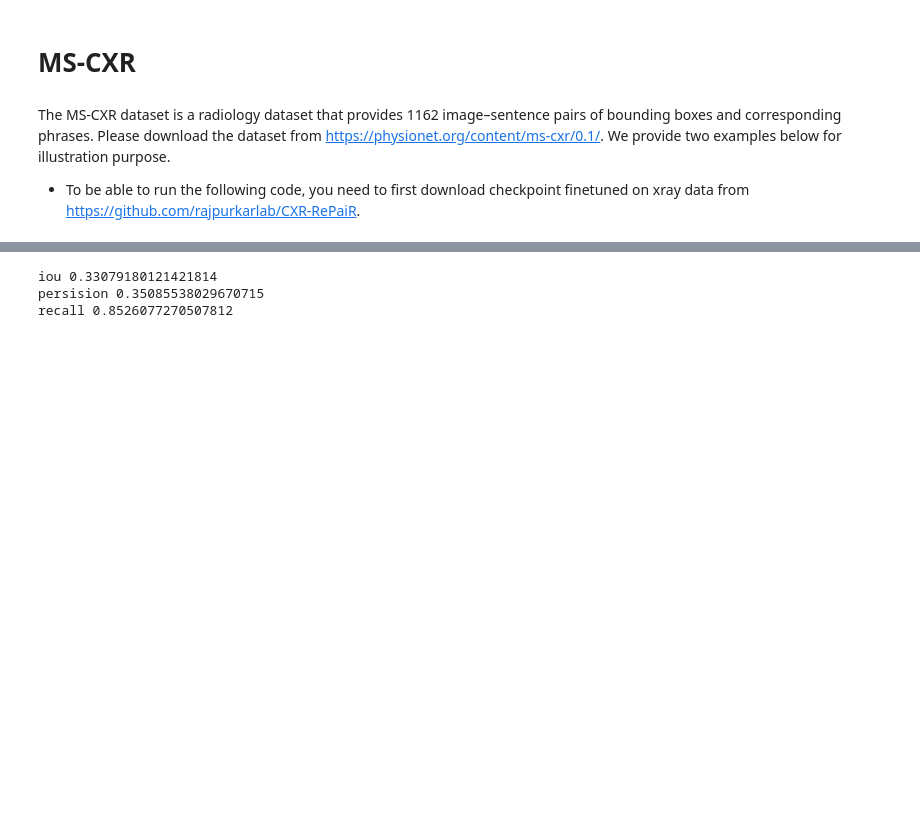
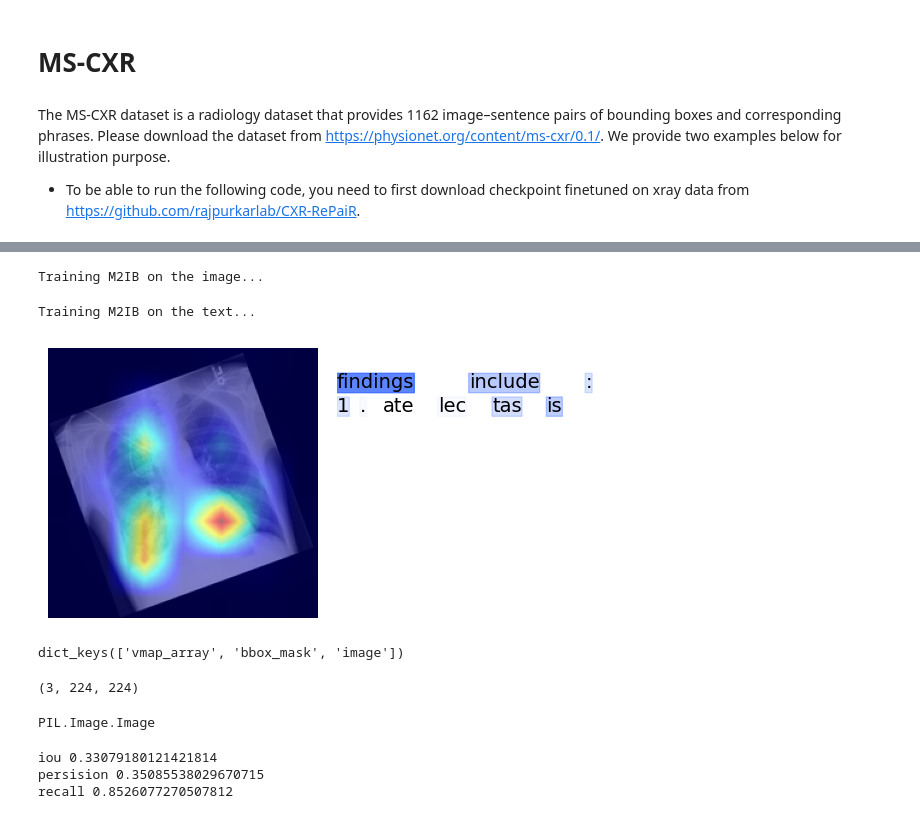
Before and after one commit to sogandzk/CLIP-medical-domain, a Jupyter notebook: src/demo.ipynb, the cells around one changed output, grey strips where cells are left out. Cells and saved outputs as stored; diff of their text form; code cells hidden in the pictures; blank space fills up the shorter version.

```diff
--- a/src/demo.ipynb
+++ b/src/demo.ipynb
@@ -221,0 +260,15 @@ np.array(rotated).shape
+# %%
+text = 'findings include: 1. ' + label
+vmap = plot_transformation(med_model1, rot_image , text, vbeta = 1, vvar=1, vlayer=9, tbeta=1, tvar=1, tlayer=7)
+# %% [output]
+Training M2IB on the image...
+Training M2IB on the text...
+[figure, added]
+# %%
+res.keys()
+# %% [output]
+dict_keys(['vmap_array', 'bbox_mask', 'image'])
+# %%
+res['vmap_array'].shape
+# %% [output]
+(3, 224, 224)
@@ -222,3 +317,7 @@ np.array(rotated).shape
+# %%
+type(image)
+# %% [output]
+PIL.Image.Image
 # %%
 
 
```
Also changed, not shown: parts of 11 cells of this notebook, 1 other file.
